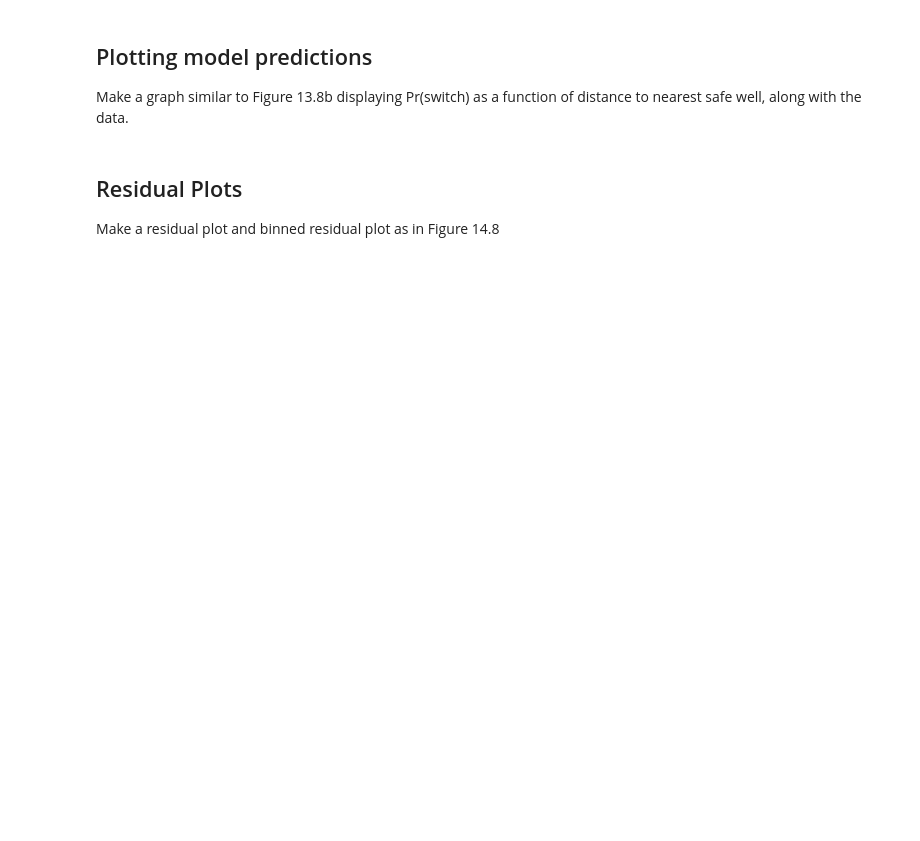
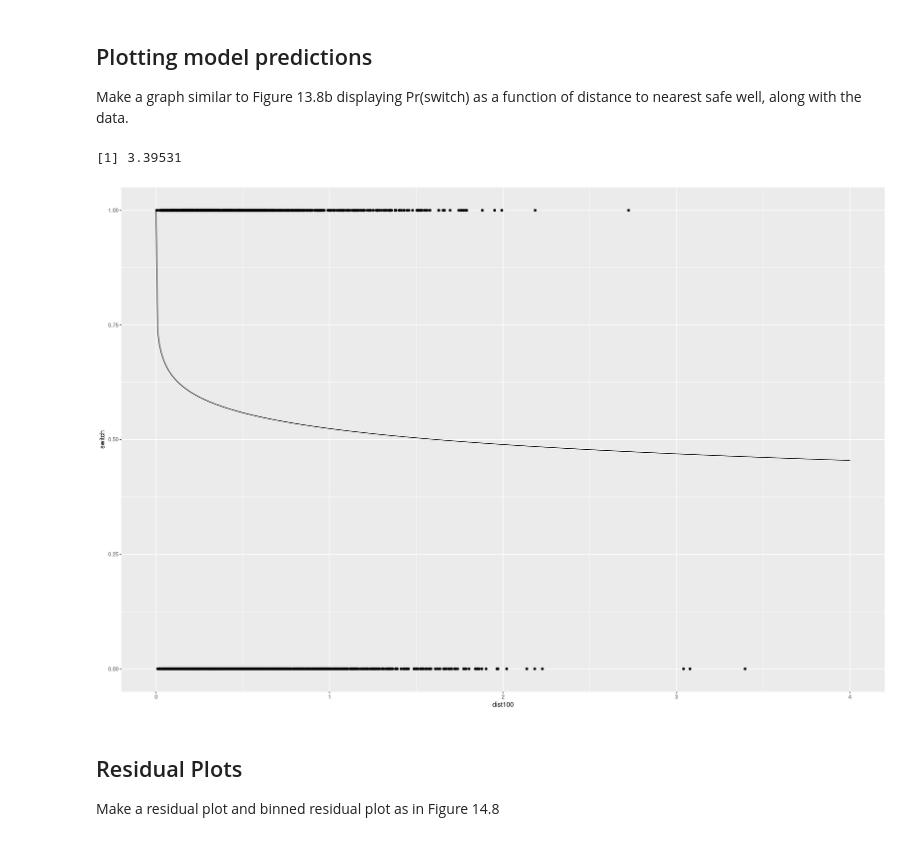
Before and after one commit to EdwardJRoss/regression_stories, a Jupyter notebook: Chapter 14 Exercises.ipynb, the cells around one changed output. Saved outputs shown, nothing was run; the diff lists cells and outputs as text; code cells hidden in the pictures; blank space fills up the shorter version.

```diff
--- a/Chapter 14 Exercises.ipynb
+++ b/Chapter 14 Exercises.ipynb
@@ -101,6 +189,19 @@ Fit a logistic regression for the probability of switching using log(distance to
 ## Plotting model predictions
 
 Make a graph similar to Figure 13.8b displaying Pr(switch) as a function of distance to nearest safe well, along with the data.
+# %%
+max(wells$dist100)
+# %% [output]
+[1] 3.39531
+# %%
+dist_df <- data.frame(dist100=seq(0, 4, by=0.01)) %>%
+mutate(switch = predict(fit_wells_log_dist, newdata=., type="response"))
+# %%
+dist_df %>%
+gf_line(switch ~ dist100) %>%
+gf_point(data=wells)
+# %% [output]
+[figure, added]
 # %% [markdown]
 ## Residual Plots
 
```
Also changed, not shown: parts of 382 cells of this notebook, 1 other file.
